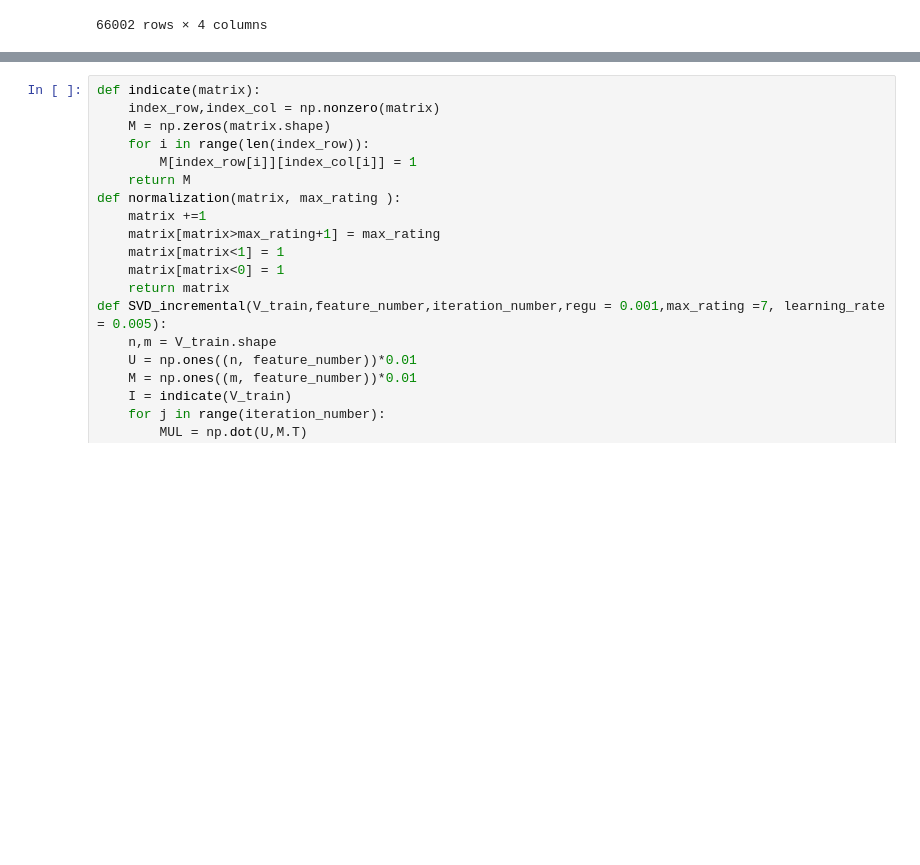
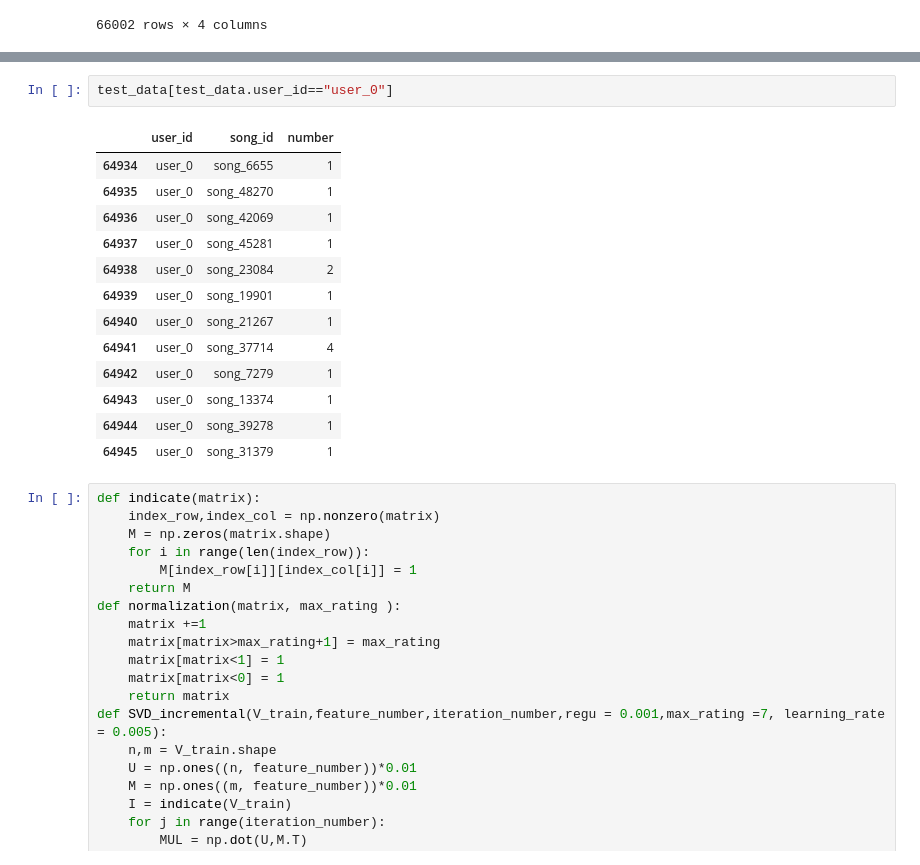
Before and after one commit to ALLENWAN1/recommendation_system, a Jupyter notebook: SVD.ipynb, the cells around one changed output, grey strips where cells are left out. Cells and saved outputs as stored; diff of their text form; blank space fills up the shorter version.

```diff
--- a/SVD.ipynb
+++ b/SVD.ipynb
@@ -107,3 +131,19 @@ V_test = to_matrix_number(test_data, matrix)
+# %%
+test_data[test_data.user_id=="user_0"]
+# %% [output]
+|  | user_id | song_id | number |
+| 64934 | user_0 | song_6655 | 1 |
+| 64935 | user_0 | song_48270 | 1 |
+| 64936 | user_0 | song_42069 | 1 |
+| 64937 | user_0 | song_45281 | 1 |
+| 64938 | user_0 | song_23084 | 2 |
+| 64939 | user_0 | song_19901 | 1 |
+| 64940 | user_0 | song_21267 | 1 |
+| 64941 | user_0 | song_37714 | 4 |
+| 64942 | user_0 | song_7279 | 1 |
+| 64943 | user_0 | song_13374 | 1 |
+| 64944 | user_0 | song_39278 | 1 |
+| 64945 | user_0 | song_31379 | 1 |
 # %%
 def indicate(matrix):
     index_row,index_col = np.nonzero(matrix)
```
Also changed, not shown: parts of 16 cells of this notebook.
